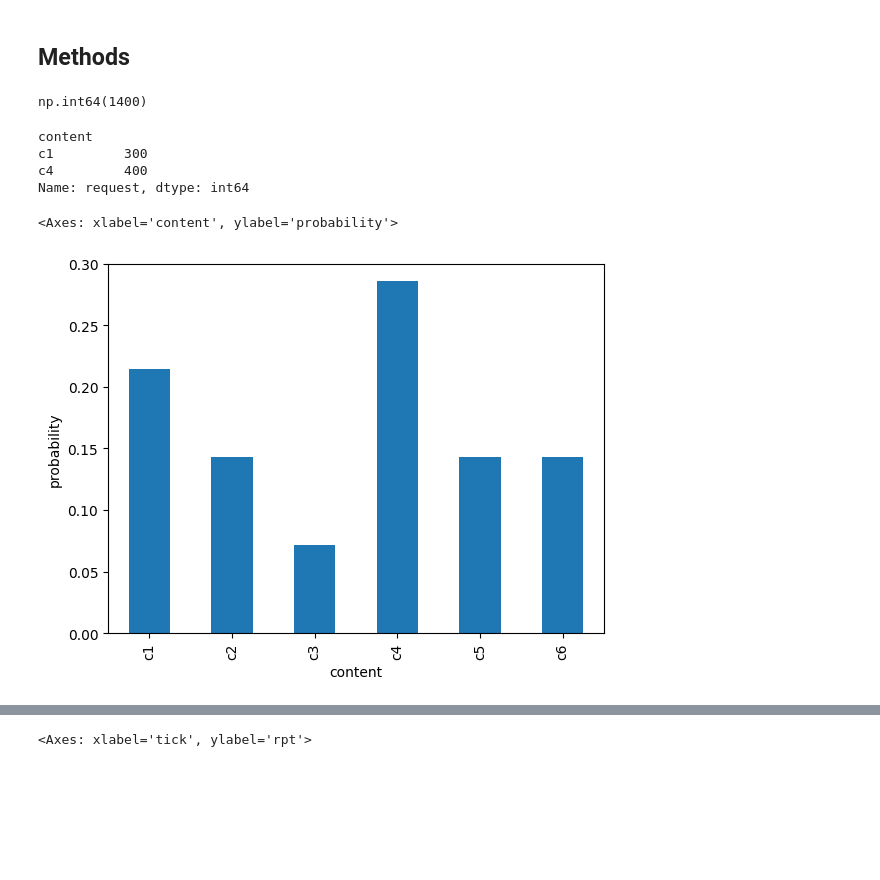
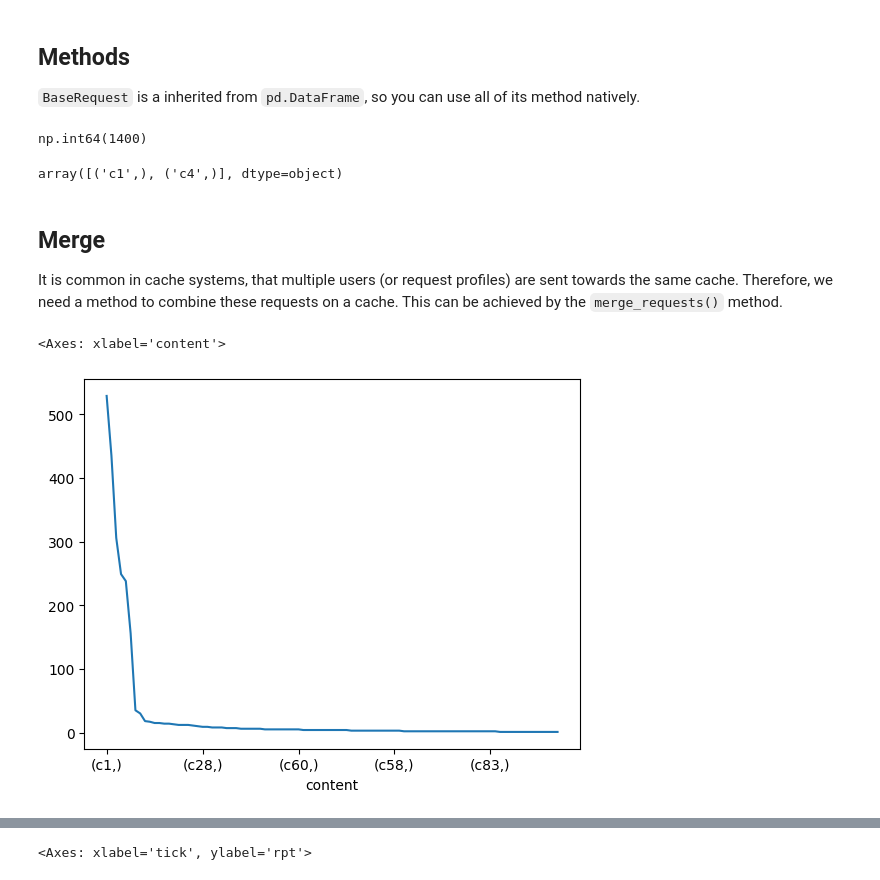
Before and after one commit to jursonovicst/cdnsim, a Jupyter notebook: examples/01-requests/requests.ipynb, the cells around one changed output, grey strips where cells are left out. Drawn from its saved outputs; the diff is of its cells as text; code cells hidden in the pictures; blank space fills up the shorter version.

```diff
--- a/examples/01-requests/requests.ipynb
+++ b/examples/01-requests/requests.ipynb
@@ -5,7 +7,10 @@ Idea: not tot simulate indicifual equests, but take a short enough period (1 tic
 # %%
+import pandas as pd
+
 from cdnsim.requests import BaseRequests
 
-# 1400 requests on 6 different content
-r = BaseRequests(data=[300, 200, 100, 400, 200, 200], index=pd.Mu{'content': ['c1', 'c2', 'c3', 'c4', 'c5', 'c6']})
-r
+# Create 1400 requests on 6 different contents (c1..c6)
+r1 = BaseRequests(data={'freq': [300, 200, 100, 400, 200, 200]},
+                  index=pd.MultiIndex.from_arrays([['c1', 'c2', 'c3', 'c4', 'c5', 'c6']], names=['content']))
+r1
 # %% [output]
@@ -12,0 +25,9 @@ TypeError: Series.__init__() got an unexpected keyword argument 'freqs'
+# %%
+from scipy.stats import zipfian
+import numpy as np
+
+# create 1000 Zipf distributed requests with 1.1 shape parameter on 100 contents
+zipf = np.unique(zipfian.rvs(1.1, 100, size=1000), return_counts=True)
+r2 = BaseRequests(data={'freq': zipf[1]},
+                  index=pd.MultiIndex.from_arrays([map(lambda x: f"c{x}", zipf[0])], names=['content']))
+pd.Series(r2['freq'].sort_values(ascending=False)).plot()
@@ -13,3 +37,5 @@ TypeError: Series.__init__() got an unexpected keyword argument 'freqs'
 # %% [markdown]
 ## Methods
+
+`BaseRequest` is a inherited from `pd.DataFrame`, so you can use all of its method natively.
 # %%
@@ -18,16 +44,18 @@ r.sum()
 # %% [output]
 np.int64(1400)
 # %%
-r[r > 250]
+# contents, which have more than 250 requests
+r1[r1.freq > 250].index.values
 # %% [output]
-content
-c1         300
-c4         400
-Name: request, dtype: int64
+array([('c1',), ('c4',)], dtype=object)
+# %% [markdown]
+## Merge
+
+It is common in cache systems, that multiple users (or request profiles) are sent towards the same cache. Therefore, we need a method to combine these requests on a cache. This can be achieved by the `merge_requests()` method.
 # %%
-# some extra method is also provided,
-# probability mass function
-r.pmf.plot.bar(ylabel='probability')
+# merge (combine) r1 and r2
+rm = BaseRequests.merge_requests([r1, r2])
+pd.Series(rm['freq'].sort_values(ascending=False)).plot()
 # %% [output]
-<Axes: xlabel='content', ylabel='probability'>
+<Axes: xlabel='content'>
-[figure, old version]
+[figure, new version]
```
Also changed, not shown: parts of 13 cells of this notebook, 14 other files.
